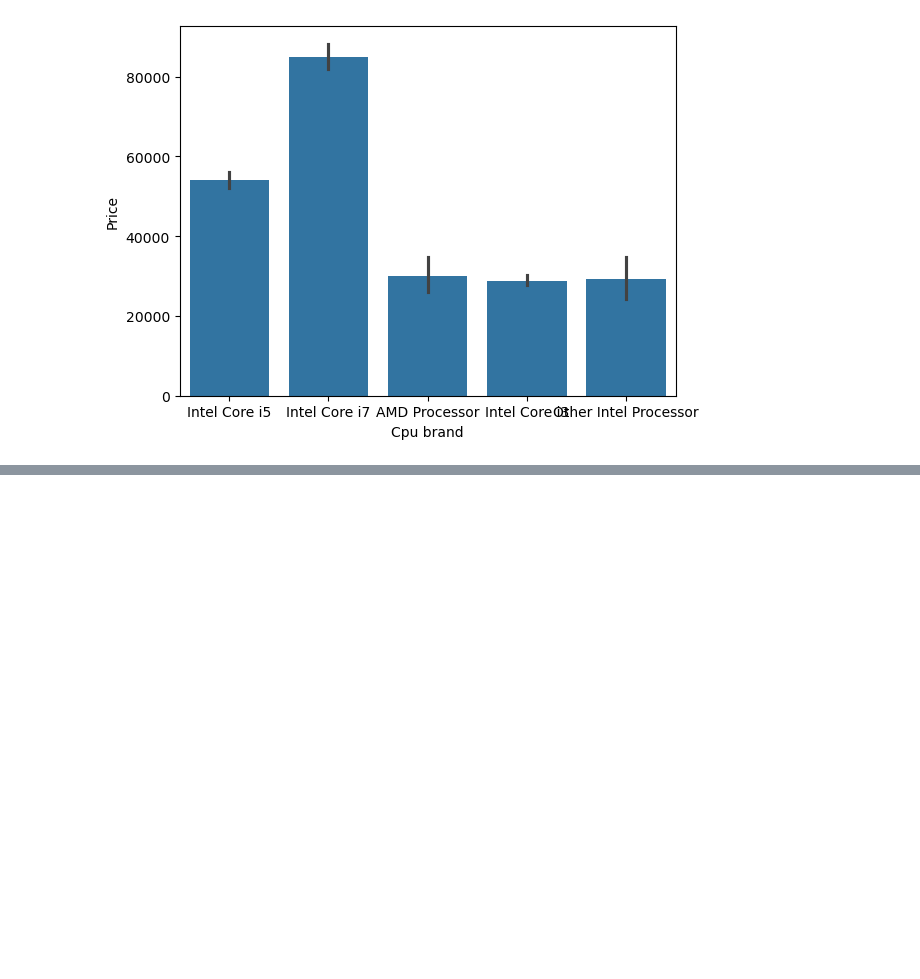
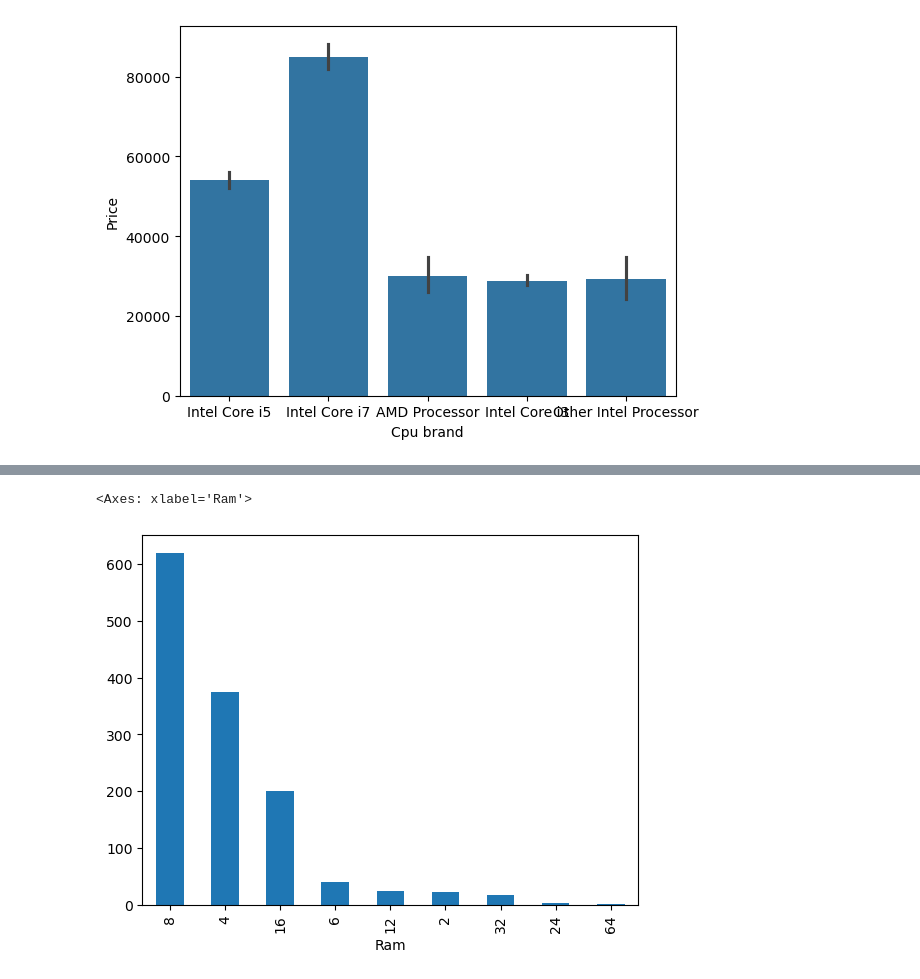
Before and after one commit to vanix056/Laptop_Price_predictor, a Jupyter notebook: Laptop_price_predictor.ipynb, the cells around one changed output, grey strips where cells are left out. Cells and saved outputs as stored; diff of their text form; code cells hidden in the pictures; blank space fills up the shorter version.

```diff
--- a/Laptop_price_predictor.ipynb
+++ b/Laptop_price_predictor.ipynb
@@ -367,3 +367,8 @@ read_csv.head()
 | 2 | HP | Notebook | 8 | 256GB SSD | Intel HD Graphics 620 | No OS | 1.86 | 30636.0000 | 0 | 0 | ... |
 | 3 | Apple | Ultrabook | 16 | 512GB SSD | AMD Radeon Pro 455 | macOS | 1.83 | 135195.3360 | 0 | 1 | ... |
 | 4 | Apple | Ultrabook | 8 | 256GB SSD | Intel Iris Plus Graphics 650 | macOS | 1.37 | 96095.8080 | 0 | 1 | ... |
+# %%
+read_csv['Ram'].value_counts().plot(kind='bar')
+# %% [output]
+<Axes: xlabel='Ram'>
+[figure, added]
```
Also changed, not shown: parts of 9 cells of this notebook.
